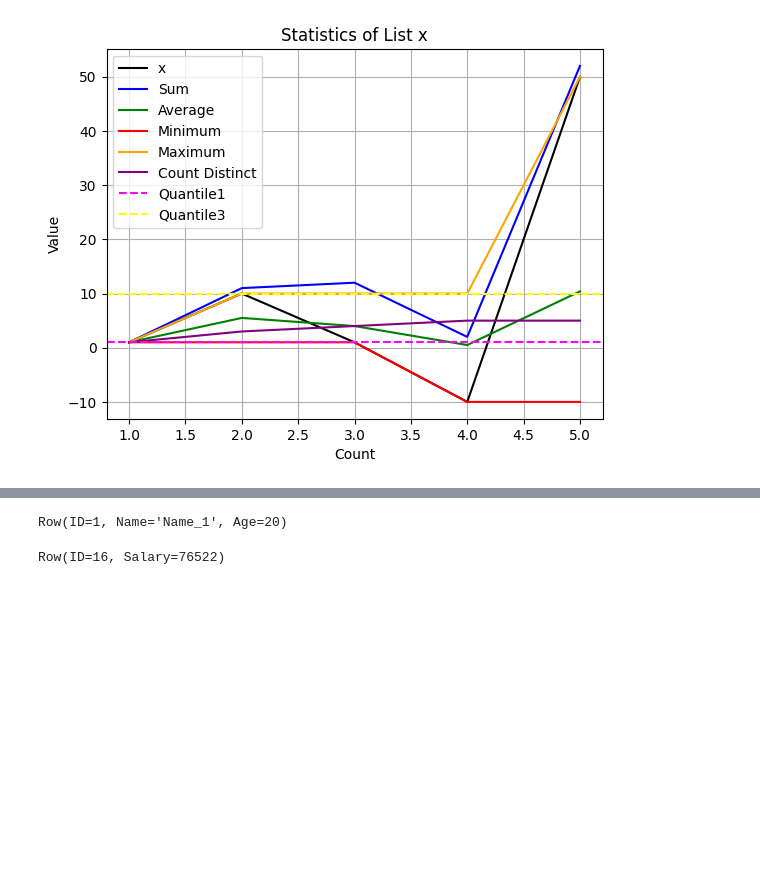
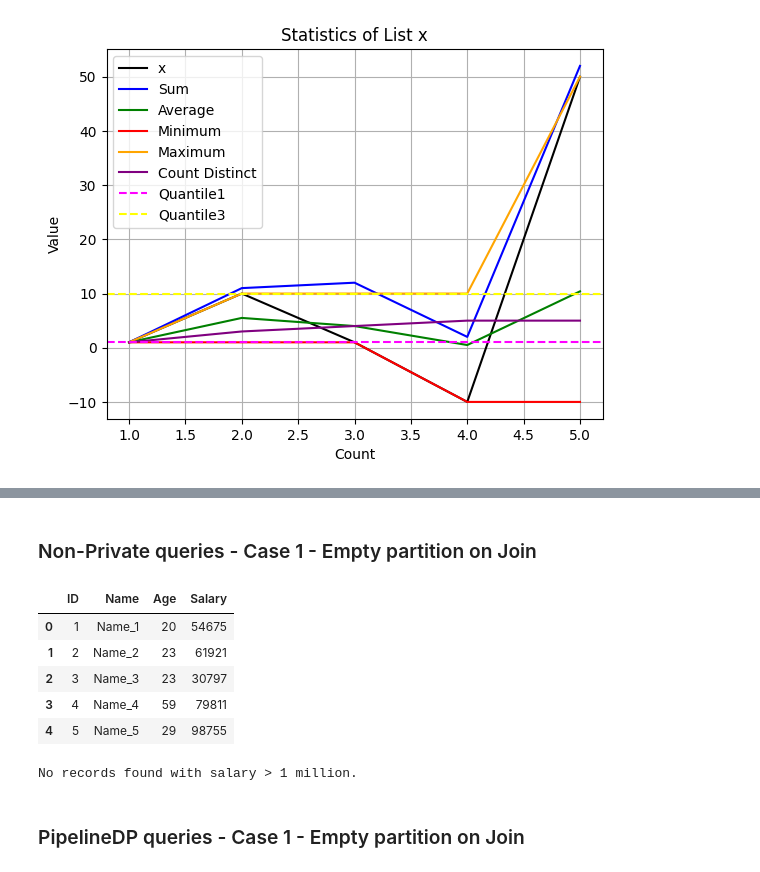
Before and after one commit to Chaitanyasuma/PAC-Experimentation, a Jupyter notebook: PipelineDP_Example.ipynb, the cells around one changed output, grey strips where cells are left out. Saved outputs shown, nothing was run; the diff lists cells and outputs as text; code cells hidden in the pictures; blank space fills up the shorter version.

```diff
--- a/PipelineDP_Example.ipynb
+++ b/PipelineDP_Example.ipynb
@@ -149,8 +154,53 @@ df_salaries = spark.read.csv("dataset2.csv", header=True, inferSchema=True)
+# %% [markdown]
+### Non-Private queries - Case 1 - Empty partition on Join
+# %%
+import numpy as np
+import pandas as pd
+
+num_records = 30
+np.random.seed(0)
+ids = np.arange(1, num_records + 1)
+names = ['Name_' + str(i) for i in ids]
+ages = np.random.randint(20, 60, size=num_records)
+salaries = np.random.randint(30000, 100000, size=30)
+df_final = pd.DataFrame({'ID': ids, 'Name': names, 'Age': ages, 'Salary': salaries})
+
+df_final.to_csv('dataset_final.csv', index=True)
 # %%
-df_names_and_ages.head()
+df_final.head()
 # %% [output]
-Row(ID=1, Name='Name_1', Age=20)
+|  | ID | Name | Age | Salary |
+| 0 | 1 | Name_1 | 20 | 54675 |
+| 1 | 2 | Name_2 | 23 | 61921 |
+| 2 | 3 | Name_3 | 23 | 30797 |
+| 3 | 4 | Name_4 | 59 | 79811 |
+| 4 | 5 | Name_5 | 29 | 98755 |
-# %%
-df_salaries.head()
-# %% [output]
-Row(ID=16, Salary=76522)
+# %%
+from pyspark.sql import SparkSession
+from pyspark.sql.functions import col
+
+# Create a SparkSession
+spark = SparkSession.builder \
+    .appName("Sum of ages of people with salary > 1 million") \
+    .getOrCreate()
+
+df_final_spark = spark.createDataFrame(df_final)
+
+# Check if df_final_spark is not empty
+if df_final_spark.count() > 0:
+    # Filter the DataFrame to include only rows with salary > 1 million
+    filtered_df = df_final_spark.filter(col("Salary") > 1000000)
+
+    # Check if filtered_df is not null and not empty
+    if filtered_df.count() > 0:
+        # Calculate the sum of ages
+        sum_of_age = filtered_df.agg({"Age": "sum"}).collect()[0][0]
+
+        # Print the result
+        print("Sum of ages of people with salary > 1 million:", sum_of_age)
+    else:
+        print("No records found with salary > 1 million.")
+else:
+    print("DataFrame is empty.")
+# %% [output]
+No records found with salary > 1 million.
@@ -157 +209,3 @@ Row(ID=16, Salary=76522)
+# %% [markdown]
+### PipelineDP queries - Case 1 - Empty partition on Join
 # %%
```
Also changed, not shown: parts of 22 cells of this notebook.
